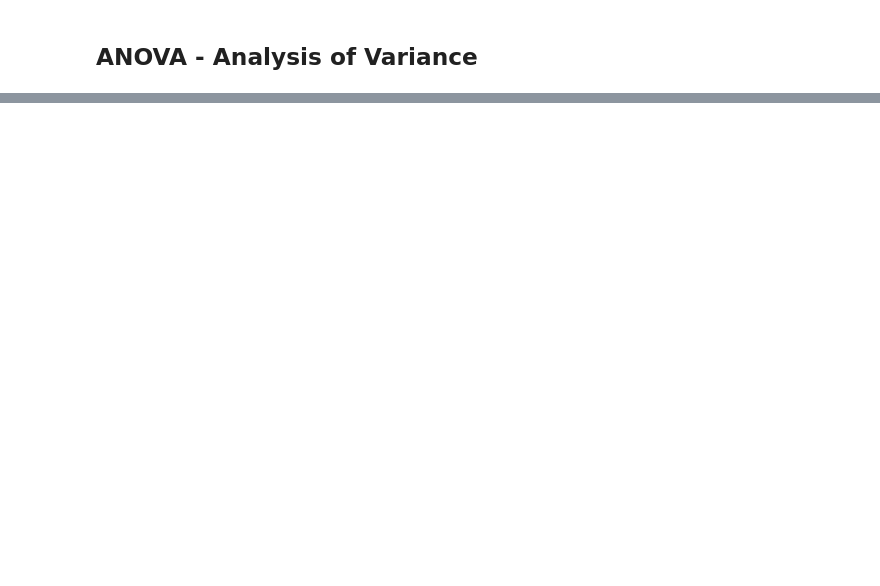
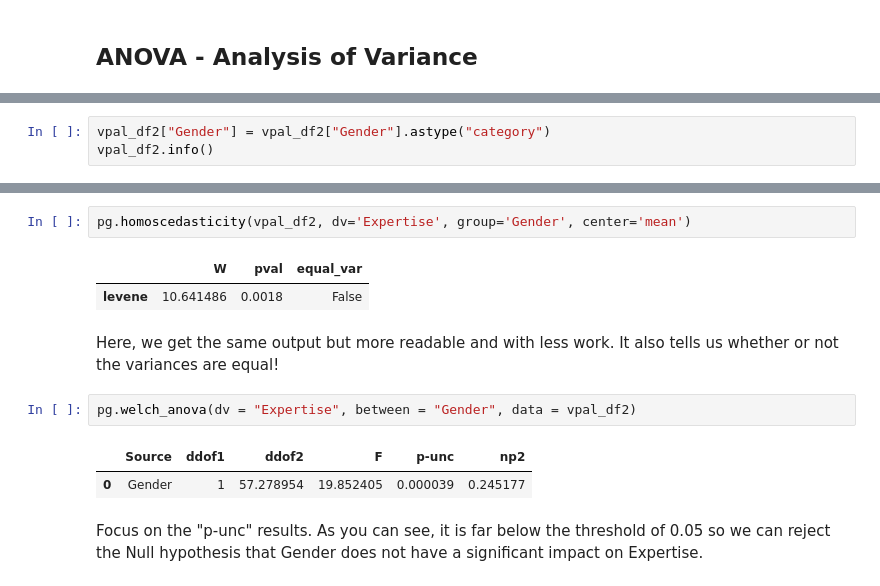
Before and after one commit to ttellner/GameDataScienceInPython, a Jupyter notebook: Labs_Chapter3_Python/Chapter3_Lab2.ipynb, the cells around one changed output, grey strips where cells are left out. Saved outputs shown, nothing was run; the diff lists cells and outputs as text; blank space fills up the shorter version.

Commit message:
Finsihed Lab3.2 up to ANOVA

```diff
--- a/Labs_Chapter3_Python/Chapter3_Lab2.ipynb
+++ b/Labs_Chapter3_Python/Chapter3_Lab2.ipynb
@@ -110,0 +138,3 @@ By removing the "equal_var=False" parameter, we would run the independent t-test
+# %%
+vpal_df2["Gender"] = vpal_df2["Gender"].astype("category")
+vpal_df2.info()
@@ -110,0 +179,14 @@ By removing the "equal_var=False" parameter, we would run the independent t-test
+# %%
+pg.homoscedasticity(vpal_df2, dv='Expertise', group='Gender', center='mean')
+# %% [output]
+|  | W | pval | equal_var |
+| levene | 10.641486 | 0.0018 | False |
+# %% [markdown]
+Here, we get the same output but more readable and with less work. It also tells us whether or not the variances are equal!
+# %%
+pg.welch_anova(dv = "Expertise", between = "Gender", data = vpal_df2)
+# %% [output]
+|  | Source | ddof1 | ddof2 | F | p-unc | np2 |
+| 0 | Gender | 1 | 57.278954 | 19.852405 | 0.000039 | 0.245177 |
+# %% [markdown]
+Focus on the "p-unc" results. As you can see, it is far below the threshold of 0.05 so we can reject the Null hypothesis that Gender does not have a significant impact on Expertise.
```
Also changed, not shown: parts of 20 cells of this notebook.
